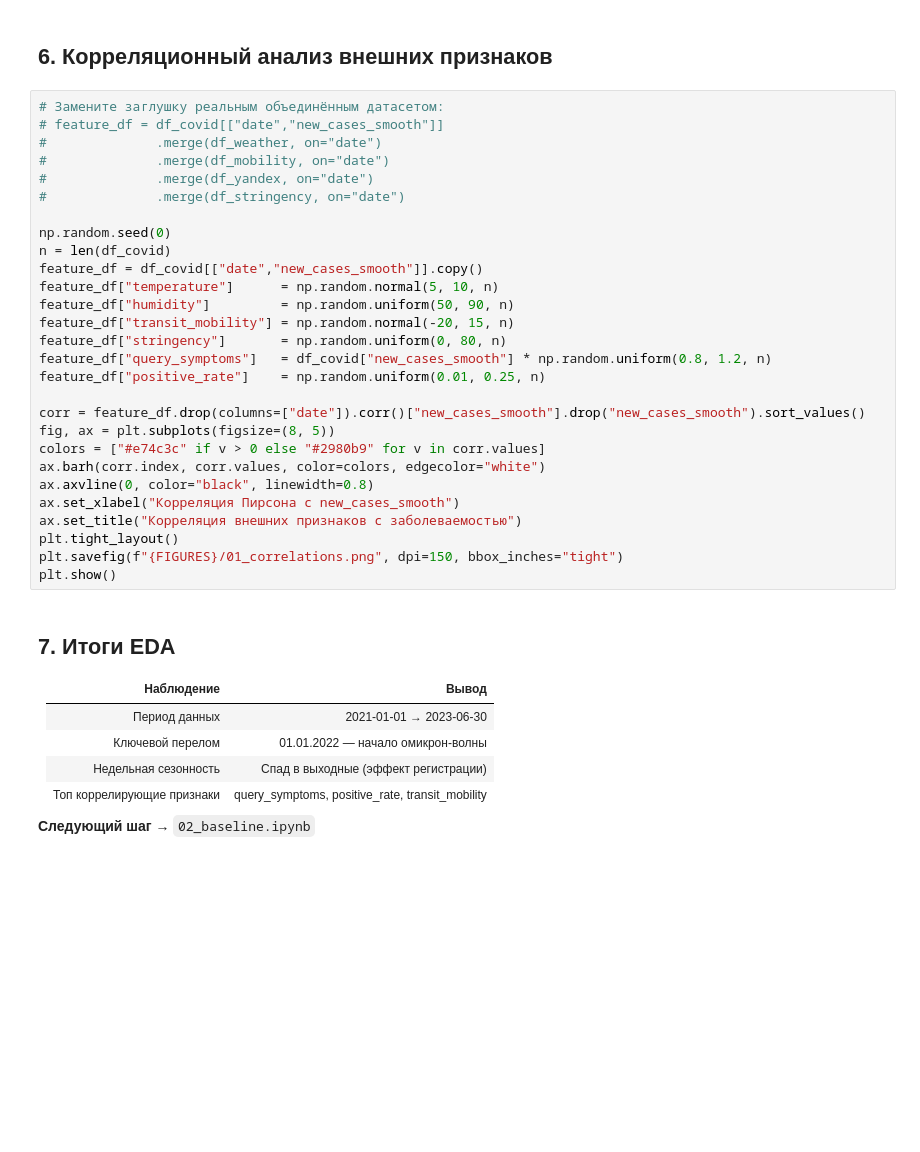
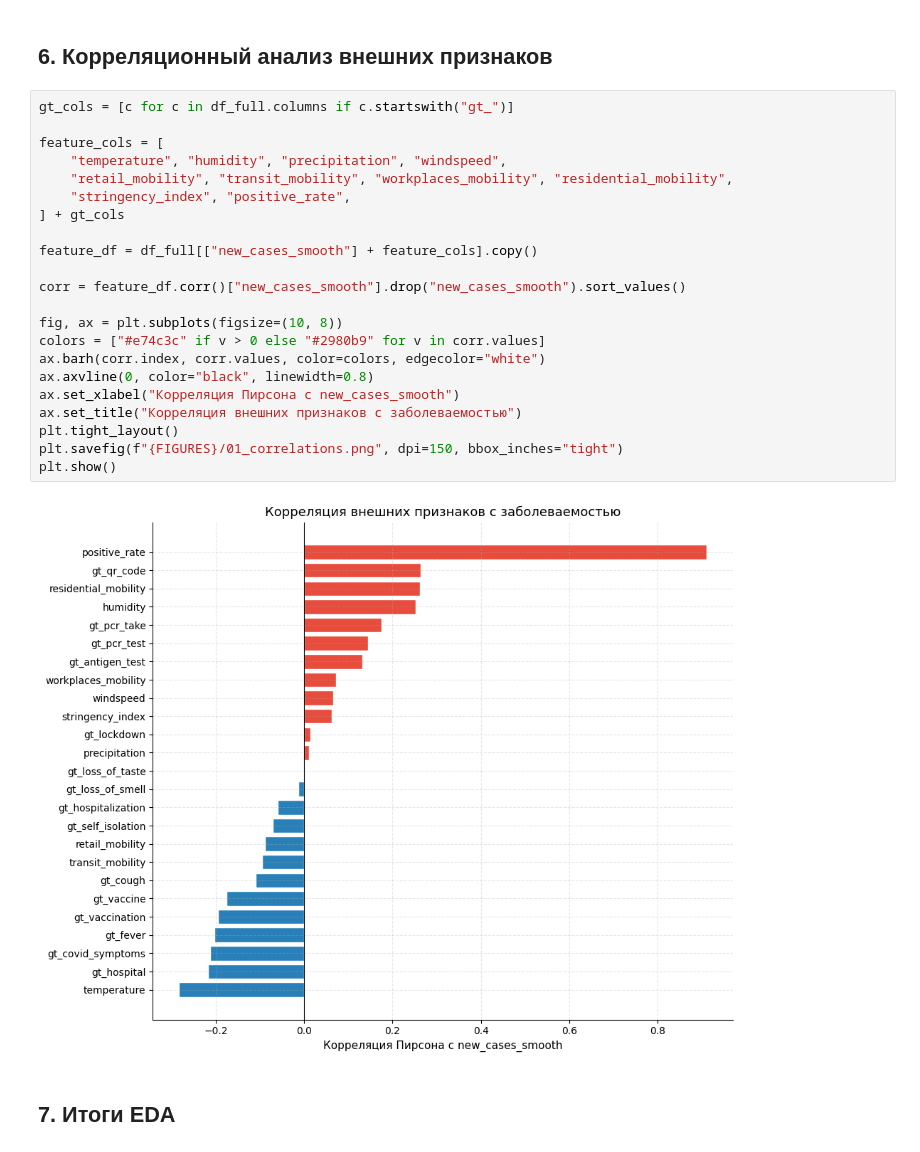
Before and after one commit to dmikib/covid19-xai, a Jupyter notebook: notebooks/01_eda.ipynb, the cells around one changed output. Drawn from its saved outputs; the diff is of its cells as text; blank space fills up the shorter version.

```diff
--- a/notebooks/01_eda.ipynb
+++ b/notebooks/01_eda.ipynb
@@ -126,40 +459,28 @@ print(f"Медиана омикрон:     {omicron.median():.0f}")
 # %% [markdown]
 ## 6. Корреляционный анализ внешних признаков
 # %%
-# Замените заглушку реальным объединённым датасетом:
-# feature_df = df_covid[["date","new_cases_smooth"]]
-#              .merge(df_weather, on="date")
-#              .merge(df_mobility, on="date")
-#              .merge(df_yandex, on="date")
-#              .merge(df_stringency, on="date")
+gt_cols = [c for c in df_full.columns if c.startswith("gt_")]
 
-np.random.seed(0)
-n = len(df_covid)
-feature_df = df_covid[["date","new_cases_smooth"]].copy()
-feature_df["temperature"]      = np.random.normal(5, 10, n)
-feature_df["humidity"]         = np.random.uniform(50, 90, n)
-feature_df["transit_mobility"] = np.random.normal(-20, 15, n)
-feature_df["stringency"]       = np.random.uniform(0, 80, n)
-feature_df["query_symptoms"]   = df_covid["new_cases_smooth"] * np.random.uniform(0.8, 1.2, n)
-feature_df["positive_rate"]    = np.random.uniform(0.01, 0.25, n)
+feature_cols = [
+    "temperature", "humidity", "precipitation", "windspeed",
+    "retail_mobility", "transit_mobility", "workplaces_mobility", "residential_mobility",
+    "stringency_index", "positive_rate",
+] + gt_cols
 
-corr = feature_df.drop(columns=["date"]).corr()["new_cases_smooth"].drop("new_cases_smooth").sort_values()
-fig, ax = plt.subplots(figsize=(8, 5))
+feature_df = df_full[["new_cases_smooth"] + feature_cols].copy()
+
+corr = feature_df.corr()["new_cases_smooth"].drop("new_cases_smooth").sort_values()
+
+fig, ax = plt.subplots(figsize=(10, 8))
 colors = ["#e74c3c" if v > 0 else "#2980b9" for v in corr.values]
 ax.barh(corr.index, corr.values, color=colors, edgecolor="white")
 ax.axvline(0, color="black", linewidth=0.8)
 ax.set_xlabel("Корреляция Пирсона с new_cases_smooth")
 ax.set_title("Корреляция внешних признаков с заболеваемостью")
 plt.tight_layout()
 plt.savefig(f"{FIGURES}/01_correlations.png", dpi=150, bbox_inches="tight")
 plt.show()
+# %% [output]
+[figure, added]
 # %% [markdown]
 ## 7. Итоги EDA
-| Наблюдение | Вывод |
-|---|---|
-| Период данных | 2021-01-01 → 2023-06-30 |
-| Ключевой перелом | 01.01.2022 — начало омикрон-волны |
-| Недельная сезонность | Спад в выходные (эффект регистрации) |
-| Топ коррелирующие признаки | query_symptoms, positive_rate, transit_mobility |
-
-**Следующий шаг** → `02_baseline.ipynb`
```
Also changed, not shown: parts of 23 cells of this notebook.
